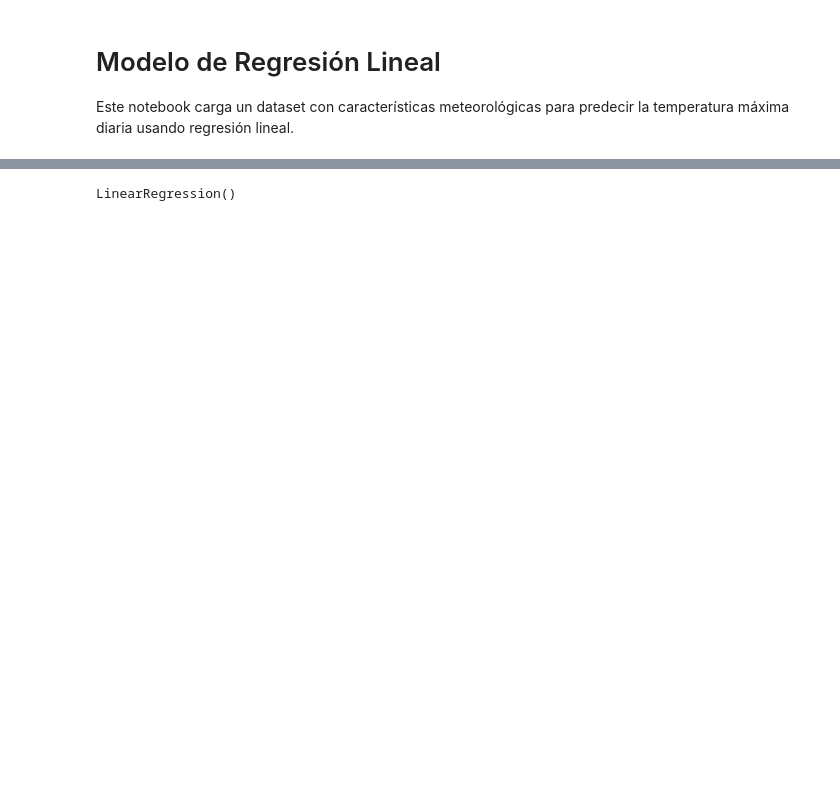
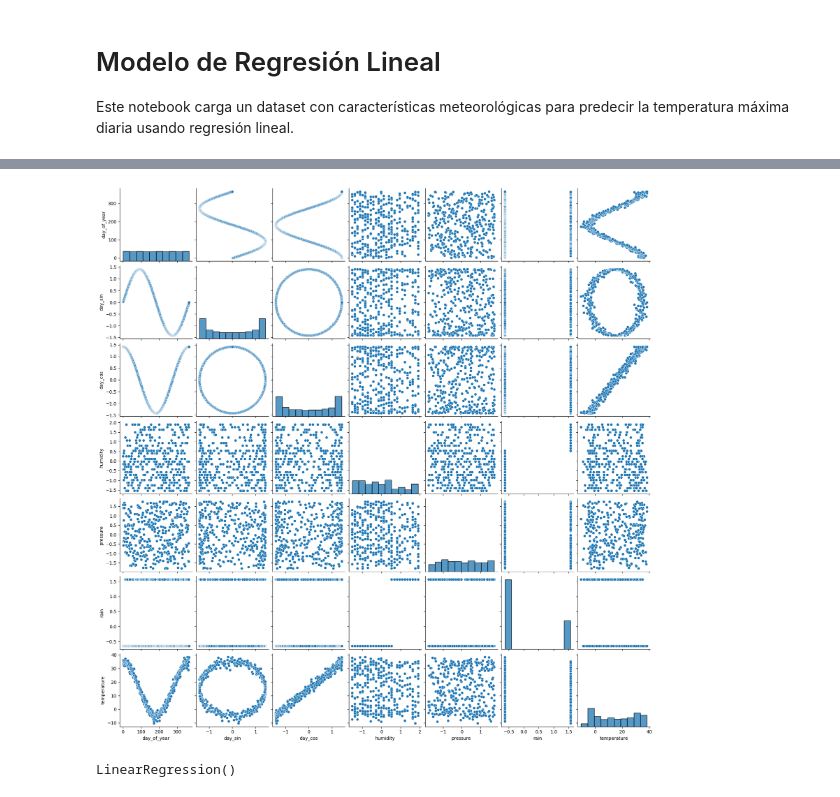
Before and after one commit to SurvilaDeveloper/DigitalHouseMachineLearningIntro, a Jupyter notebook: regresion_lineal_temperatura.ipynb, the cells around one changed output, grey strips where cells are left out. Saved outputs shown, nothing was run; the diff lists cells and outputs as text; code cells hidden in the pictures; blank space fills up the shorter version.

```diff
--- a/regresion_lineal_temperatura.ipynb
+++ b/regresion_lineal_temperatura.ipynb
@@ -42,3 +58,11 @@ X_train, X_test, y_train, y_test = train_test_split(X, y, test_size=0.2, random_
+# %%
+# Visualización rápida
+dfScaled = pd.DataFrame(X_scaled)
+dfScaled['temperature'] = y
+sns.pairplot(dfScaled)
+plt.show()
+# %% [output]
+[figure, added]
 # %%
 # Entrenar modelo
 model = LinearRegression()
```
Also changed, not shown: parts of 11 cells of this notebook, 2 other files.
